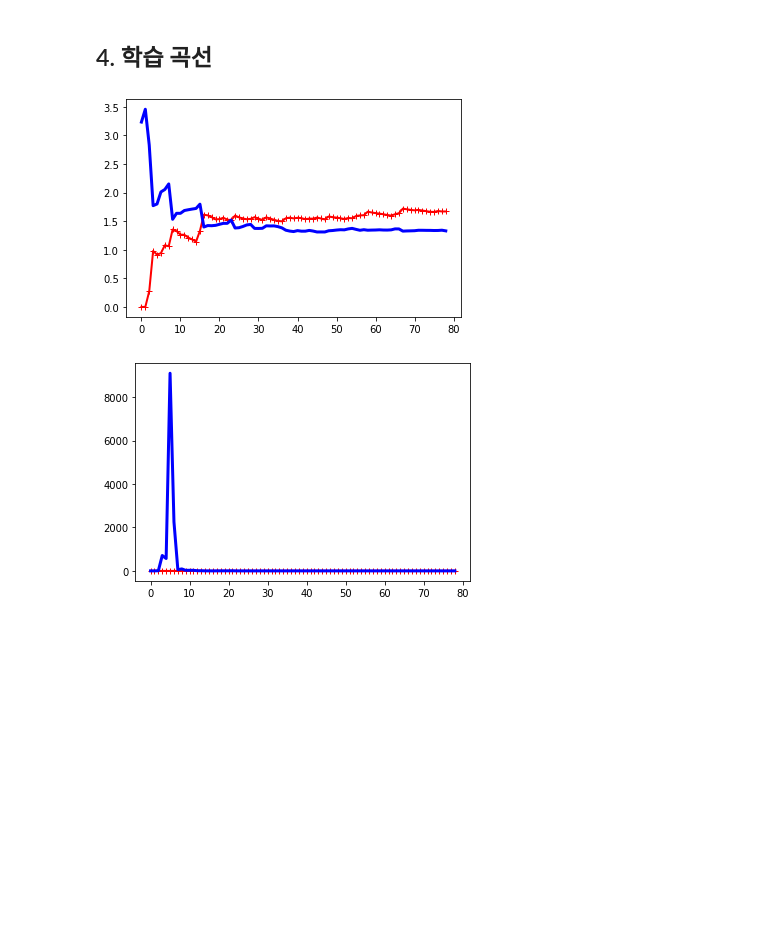
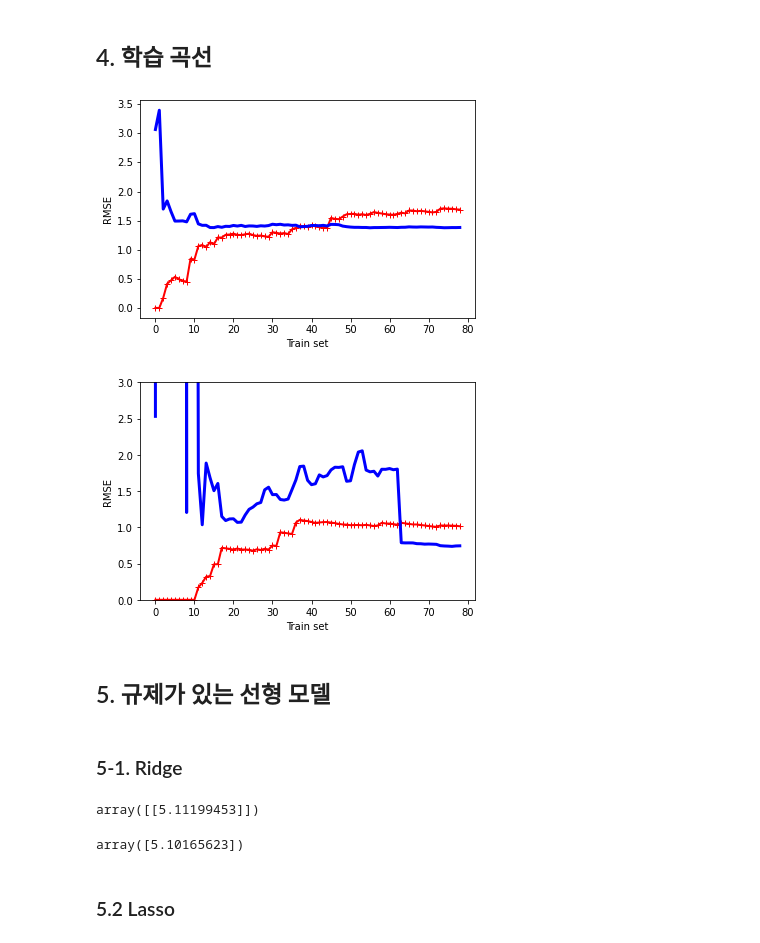
Before and after one commit to sim-so/HandsOnML, a Jupyter notebook: 04_Training.ipynb, the cells around one changed output. Saved outputs shown, nothing was run; the diff lists cells and outputs as text; code cells hidden in the pictures; blank space fills up the shorter version.

```diff
--- a/04_Training.ipynb
+++ b/04_Training.ipynb
@@ -145,7 +145,7 @@ lin_reg.intercept_, lin_reg.coef_
 from sklearn.metrics import mean_squared_error
 from sklearn.model_selection import train_test_split
 
-def plot_learning_curves(model, X, y):
+def plot_learning_curves(model, X, y, ylim=None):
     X_train, X_val, y_train, y_val = train_test_split(X, y, test_size=0.2)
     train_errors, val_errors = [], []
     for m in range(1, len(X_train)):
@@ -156,19 +156,42 @@ def plot_learning_curves(model, X, y):
         val_errors.append(mean_squared_error(y_val, y_val_predict))
     plt.plot(np.sqrt(train_errors), "r-+", linewidth=2, label="Train set")
     plt.plot(np.sqrt(val_errors), "b-", linewidth=3, label="Validation set")
+    if ylim is not None:
+        plt.ylim(0, 3)
+    plt.xlabel("Train set")
+    plt.ylabel("RMSE")
 # %%
 lin_reg = LinearRegression()
 plot_learning_curves(lin_reg, X, y)
 # %% [output]
-[figure, old version]
+[figure, new version]
 # %%
 from sklearn.pipeline import Pipeline
 
 polynomial_regression = Pipeline([
     ("poly_features", PolynomialFeatures(degree=10, include_bias=False)),
     ("lin_reg", LinearRegression()),
 ])
 
-plot_learning_curves(polynomial_regression, X, y)
+plot_learning_curves(polynomial_regression, X, y, True)
 # %% [output]
-[figure, old version]
+[figure, new version]
+# %% [markdown]
+## 5. 규제가 있는 선형 모델
+# %% [markdown]
+### 5-1. Ridge
+# %%
+from sklearn.linear_model import Ridge
+ridge_reg = Ridge(alpha=1, solver="cholesky")
+ridge_reg.fit(X, y)
+ridge_reg.predict([[1.5]])
+# %% [output]
+array([[5.11199453]])
+# %%
+sgd_reg = SGDRegressor(penalty="l2")
+sgd_reg.fit(X, y.ravel())
+sgd_reg.predict([[1.5]])
+# %% [output]
+array([5.10165623])
+# %% [markdown]
+### 5.2 Lasso
```
Also changed, not shown: parts of 34 cells of this notebook.
